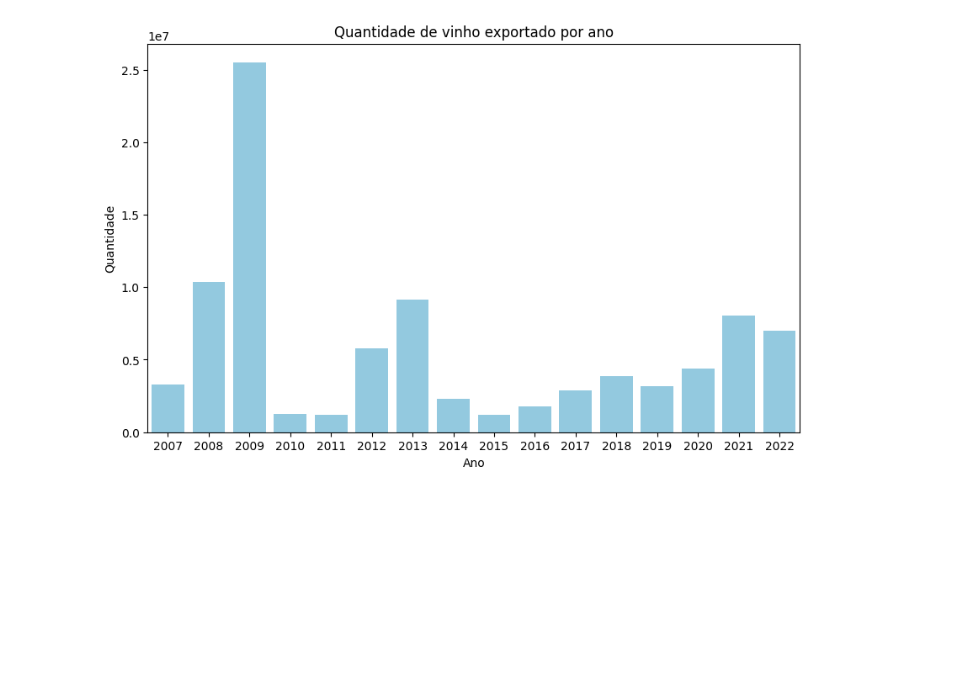
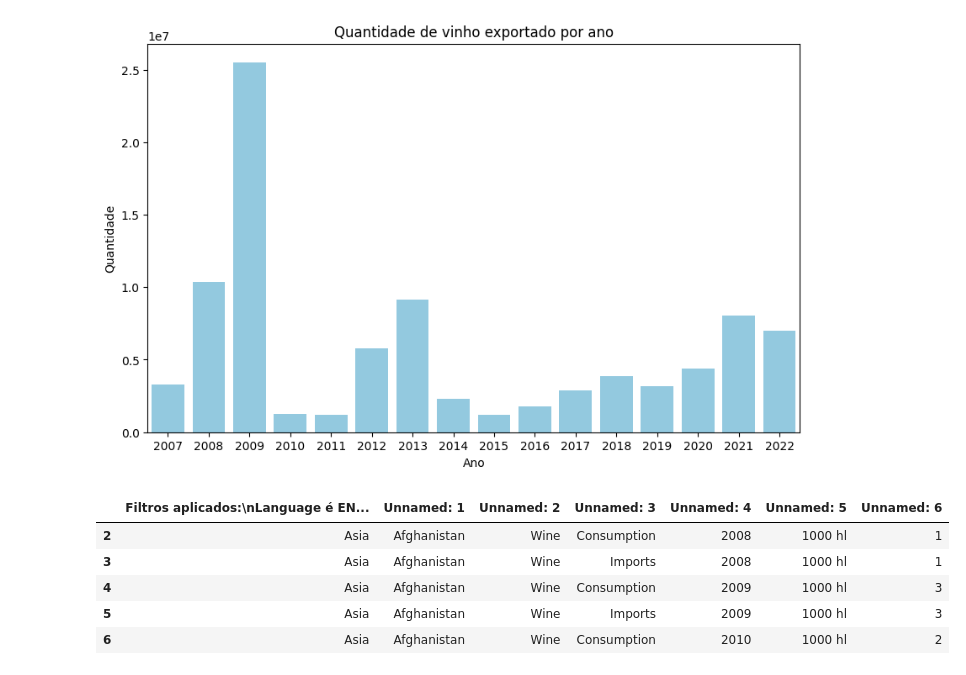
Before and after one commit to VivianeCorreia/Tech-Challenge, a Jupyter notebook: Challenge.ipynb, the cells around one changed output. Drawn from its saved outputs; the diff is of its cells as text; code cells hidden in the pictures; blank space fills up the shorter version.

```diff
--- a/Challenge.ipynb
+++ b/Challenge.ipynb
@@ -24,6 +24,9 @@ df_exp_vinho=pd.read_csv("https://raw.githubusercontent.com/VivianeCorreia/Tech-
 df_exp_espumante=pd.read_csv("https://raw.githubusercontent.com/VivianeCorreia/Tech-Challenge/main/ExpEspumantes.csv", delimiter=";")
 df_exp_uva=pd.read_csv("https://raw.githubusercontent.com/VivianeCorreia/Tech-Challenge/main/ExpUva.csv", delimiter=";")
 df_exp_suco=pd.read_csv("https://raw.githubusercontent.com/VivianeCorreia/Tech-Challenge/main/ExpSuco.csv", delimiter=";")
+
+url = "https://github.com/VivianeCorreia/Tech-Challenge/raw/main/df.xlsx"
+df = pd.read_excel(url, engine='openpyxl')
 # %% [markdown]
 # Produção de Vinho
 # %%
@@ -424,4 +433,14 @@ plt.ylabel('Quantidade')
 plt.show()
 # %% [output]
 [figure]
+# %%
+df = df.iloc[2:]
+df.head()
+# %% [output]
+|  | Filtros aplicados:\nLanguage é EN... | Unnamed: 1 | Unnamed: 2 | Unnamed: 3 | Unnamed: 4 | Unnamed: 5 | Unnamed: 6 |
+| 2 | Asia | Afghanistan | Wine | Consumption | 2008 | 1000 hl | 1 |
+| 3 | Asia | Afghanistan | Wine | Imports | 2008 | 1000 hl | 1 |
+| 4 | Asia | Afghanistan | Wine | Consumption | 2009 | 1000 hl | 3 |
+| 5 | Asia | Afghanistan | Wine | Imports | 2009 | 1000 hl | 3 |
+| 6 | Asia | Afghanistan | Wine | Consumption | 2010 | 1000 hl | 2 |
 # %%
```
Also changed, not shown: parts of 3 cells of this notebook.
